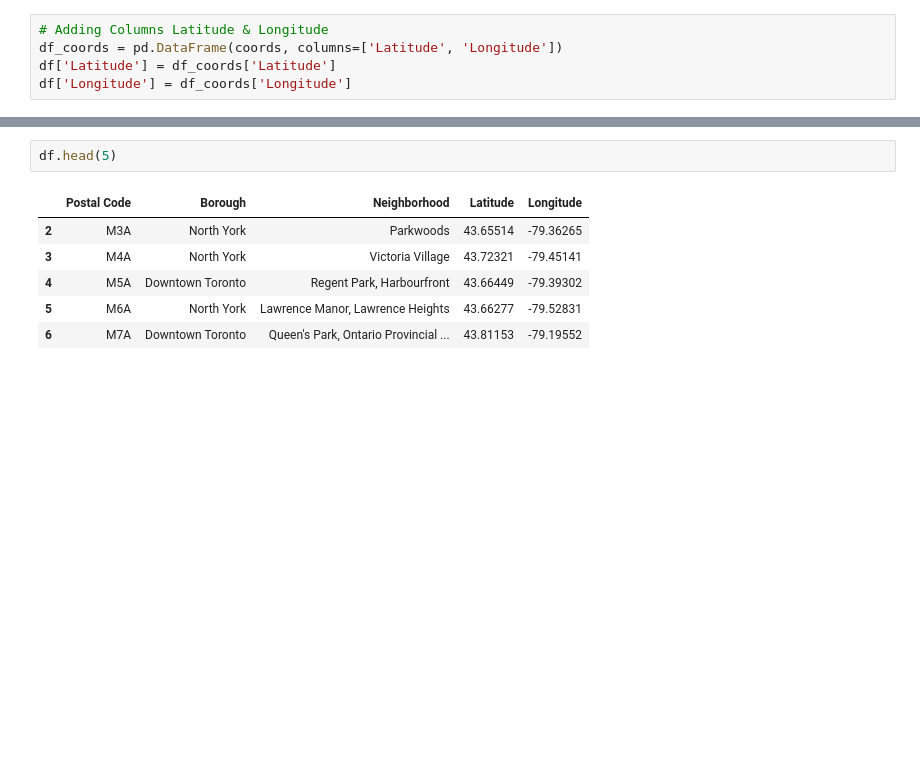
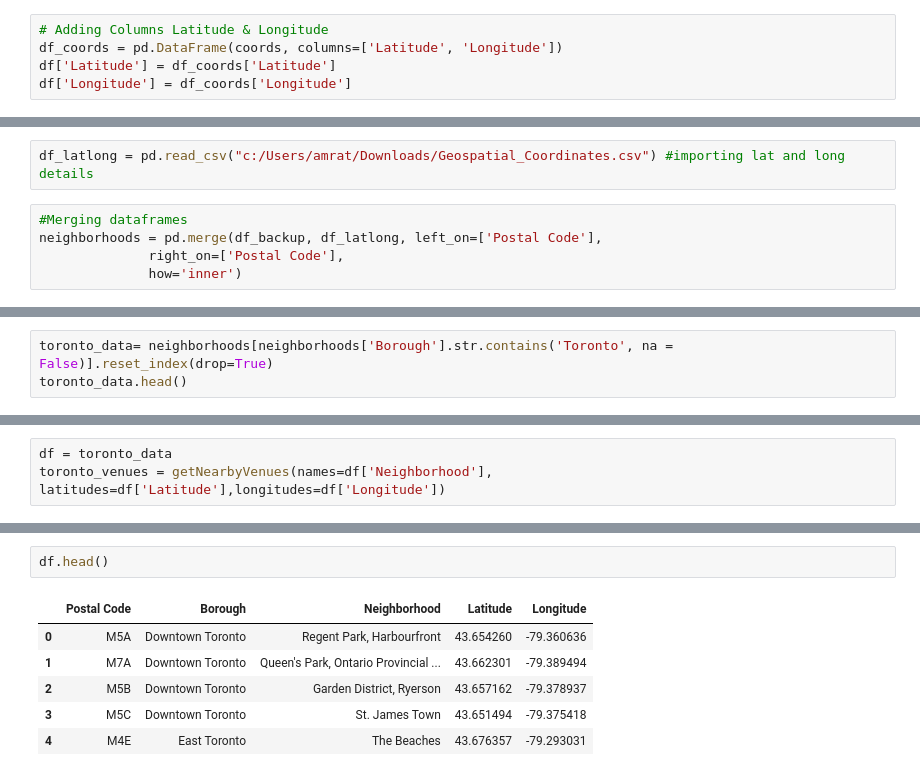
Before and after one commit to amrataagrawal/Coursera_Capstone, a Jupyter notebook: Week-3 Capstone Project.ipynb, the cells around one changed output, grey strips where cells are left out. Saved outputs shown, nothing was run; the diff lists cells and outputs as text; blank space fills up the shorter version.

```diff
--- a/Week-3 Capstone Project.ipynb
+++ b/Week-3 Capstone Project.ipynb
@@ -99,0 +115,7 @@ df['Longitude'] = df_coords['Longitude']
+# %%
+df_latlong = pd.read_csv("c:/Users/amrat/Downloads/Geospatial_Coordinates.csv") #importing lat and long details
+# %%
+#Merging dataframes
+neighborhoods = pd.merge(df_backup, df_latlong, left_on=['Postal Code'],
+              right_on=['Postal Code'],
+              how='inner')
@@ -99,0 +162,3 @@ df['Longitude'] = df_coords['Longitude']
+# %%
+toronto_data= neighborhoods[neighborhoods['Borough'].str.contains('Toronto', na = False)].reset_index(drop=True)
+toronto_data.head()
@@ -99,0 +249,3 @@ df['Longitude'] = df_coords['Longitude']
+# %%
+df = toronto_data
+toronto_venues = getNearbyVenues(names=df['Neighborhood'], latitudes=df['Latitude'],longitudes=df['Longitude'])
@@ -100,9 +425,9 @@ df['Longitude'] = df_coords['Longitude']
 # %%
-df.head(5)
+df.head()
 # %% [output]
 |  | Postal Code | Borough | Neighborhood | Latitude | Longitude |
-| 2 | M3A | North York | Parkwoods | 43.65514 | -79.36265 |
-| 3 | M4A | North York | Victoria Village | 43.72321 | -79.45141 |
-| 4 | M5A | Downtown Toronto | Regent Park, Harbourfront | 43.66449 | -79.39302 |
-| 5 | M6A | North York | Lawrence Manor, Lawrence Heights | 43.66277 | -79.52831 |
-| 6 | M7A | Downtown Toronto | Queen's Park, Ontario Provincial ... | 43.81153 | -79.19552 |
+| 0 | M5A | Downtown Toronto | Regent Park, Harbourfront | 43.654260 | -79.360636 |
+| 1 | M7A | Downtown Toronto | Queen's Park, Ontario Provincial ... | 43.662301 | -79.389494 |
+| 2 | M5B | Downtown Toronto | Garden District, Ryerson | 43.657162 | -79.378937 |
+| 3 | M5C | Downtown Toronto | St. James Town | 43.651494 | -79.375418 |
+| 4 | M4E | East Toronto | The Beaches | 43.676357 | -79.293031 |
```
Also changed, not shown: parts of 30 cells of this notebook.
